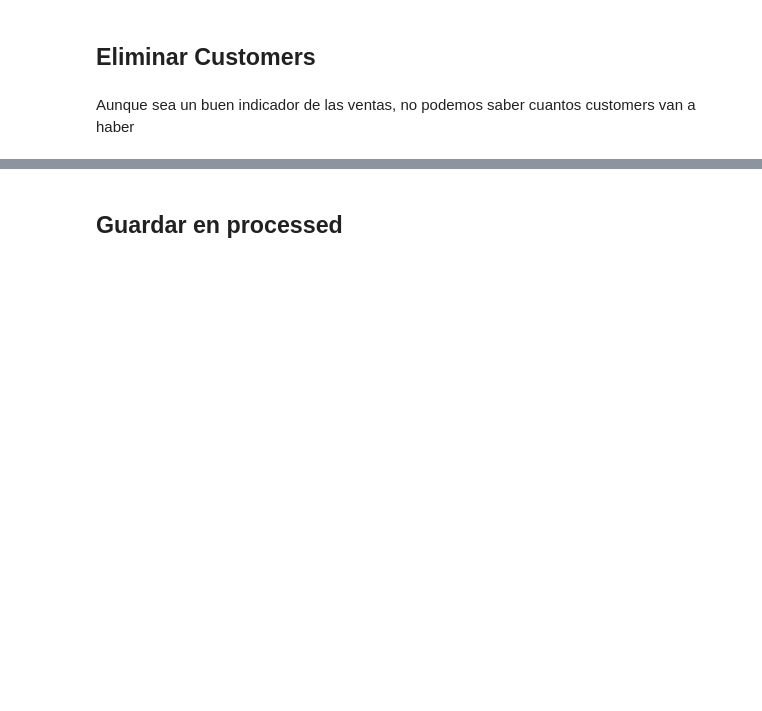
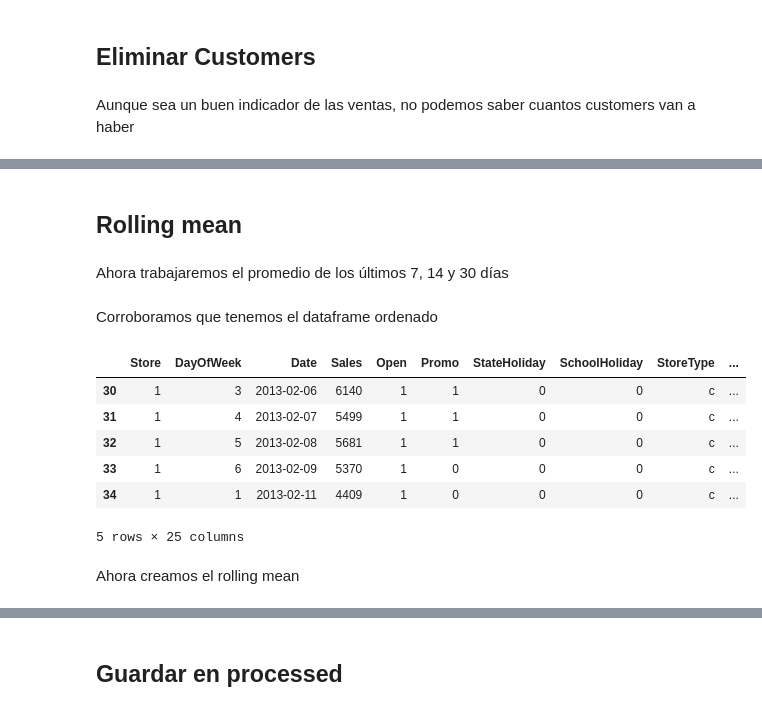
Before and after one commit to charligram/7_rossman_store_sales, a Jupyter notebook: notebooks/02_feature_engineering.ipynb, the cells around one changed output, grey strips where cells are left out. Drawn from its saved outputs; the diff is of its cells as text; code cells hidden in the pictures; blank space fills up the shorter version.

```diff
--- a/notebooks/02_feature_engineering.ipynb
+++ b/notebooks/02_feature_engineering.ipynb
@@ -205,0 +230,2 @@ df = df.drop(columns=["Customers"])
+# %%
+df = df.sort_values(by=["Store", "Date"]).reset_index(drop=True)
@@ -205,0 +234,5 @@ df = df.drop(columns=["Customers"])
+# %%
+lags = [1, 7, 14, 30]
+# %%
+for lag in lags:
+    df[f"lag_{lag}"] = df.groupby("Store")["Sales"].shift(lag)
@@ -205,0 +261,2 @@ df = df.drop(columns=["Customers"])
+# %%
+df = df.dropna()
@@ -205,0 +283,18 @@ df = df.drop(columns=["Customers"])
+# %% [markdown]
+## Rolling mean
+# %% [markdown]
+Ahora trabajaremos el promedio de los últimos 7, 14 y 30 días
+# %% [markdown]
+Corroboramos que tenemos el dataframe ordenado
+# %%
+df.head()
+# %% [output]
+|  | Store | DayOfWeek | Date | Sales | Open | Promo | StateHoliday | SchoolHoliday | StoreType | ... |
+| 30 | 1 | 3 | 2013-02-06 | 6140 | 1 | 1 | 0 | 0 | c | ... |
+| 31 | 1 | 4 | 2013-02-07 | 5499 | 1 | 1 | 0 | 0 | c | ... |
+| 32 | 1 | 5 | 2013-02-08 | 5681 | 1 | 1 | 0 | 0 | c | ... |
+| 33 | 1 | 6 | 2013-02-09 | 5370 | 1 | 0 | 0 | 0 | c | ... |
+| 34 | 1 | 1 | 2013-02-11 | 4409 | 1 | 0 | 0 | 0 | c | ... |
+5 rows × 25 columns
+# %% [markdown]
+Ahora creamos el rolling mean
```
Also changed, not shown: parts of 19 cells of this notebook, 2 other files.
